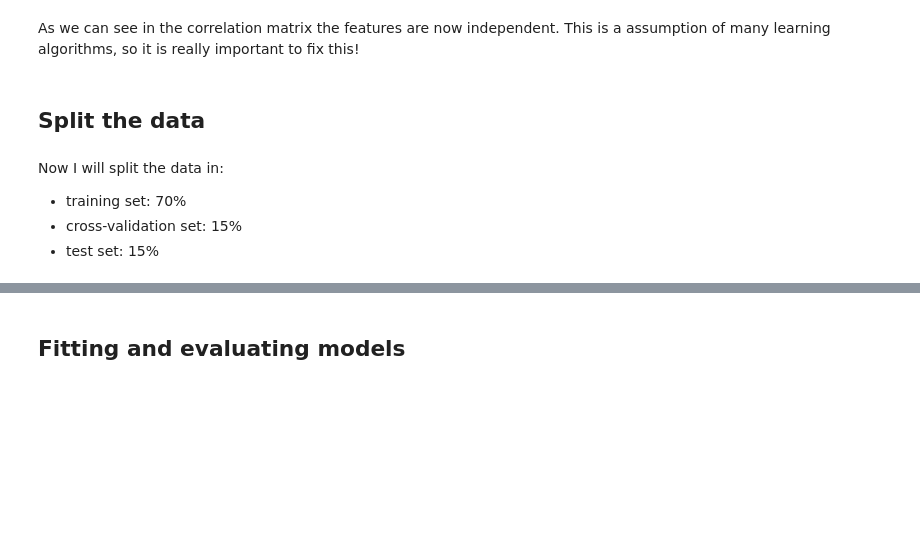
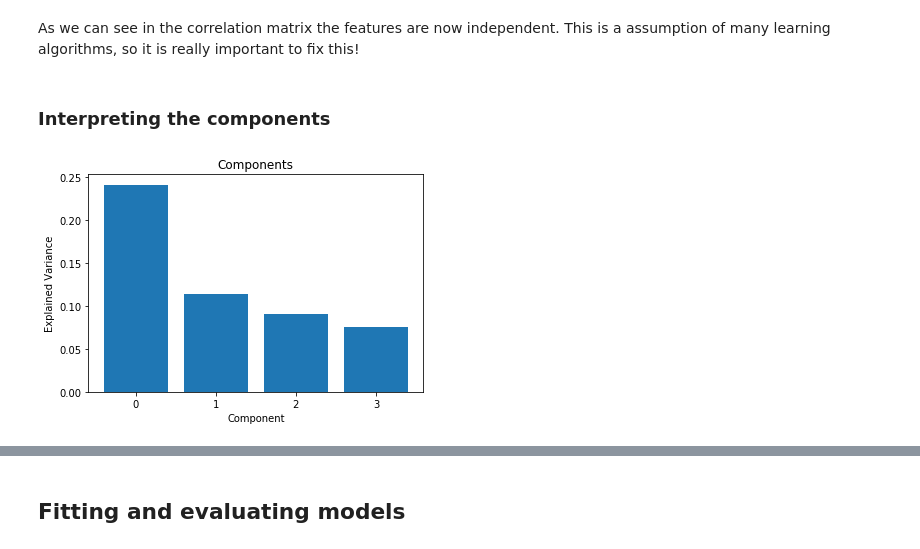
Before and after one commit to moritztng/heart-disease-detection, a Jupyter notebook: heart-disease-detection.ipynb, the cells around one changed output, grey strips where cells are left out. Saved outputs shown, nothing was run; the diff lists cells and outputs as text; code cells hidden in the pictures; blank space fills up the shorter version.

```diff
--- a/heart-disease-detection.ipynb
+++ b/heart-disease-detection.ipynb
@@ -856,9 +863,13 @@ plt.title('Correlation Matrix', fontsize=16);
 # %% [markdown]
 As we can see in the correlation matrix the features are now independent. This is a assumption of many learning algorithms, so it is really important to fix this!
 # %% [markdown]
-## Split the data
+### Interpreting the components
-# %% [markdown]
-Now I will split the data in:
-- training set: 70%
-- cross-validation set: 15%
-- test set: 15%
+# %%
+plt.bar(np.arange(0,4,1),pca_4.explained_variance_ratio_)
+plt.xticks(np.arange(0,4,1))
+plt.xlabel("Component")
+plt.ylabel("Explained Variance")
+plt.title("Components")
+plt.show()
+# %% [output]
+[figure, added]
```
Also changed, not shown: parts of 60 cells of this notebook, 1 other file.
